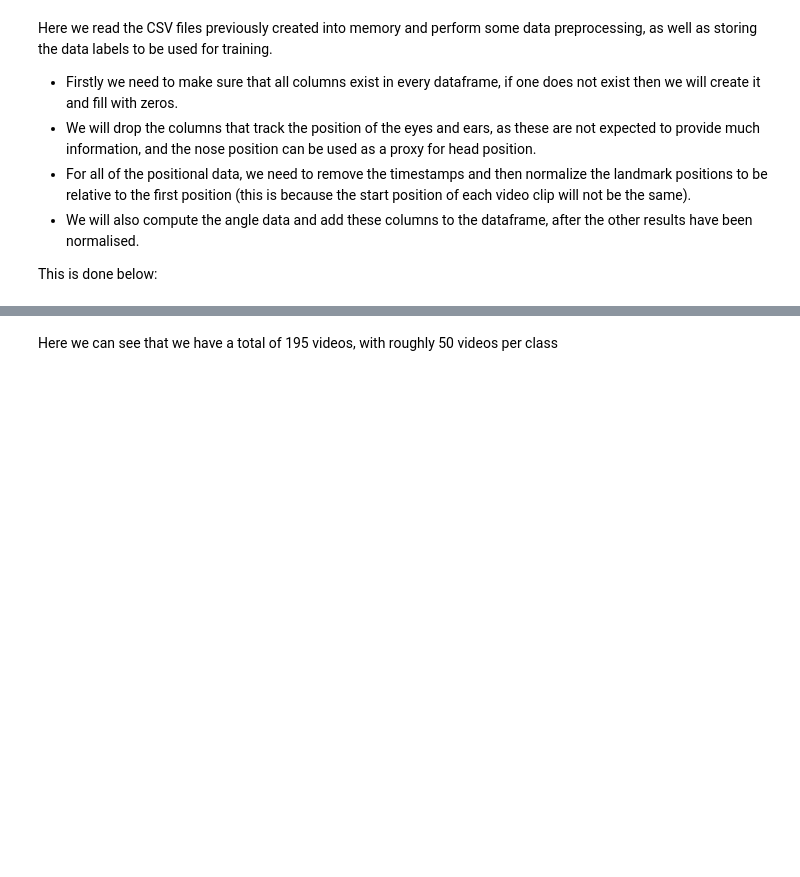
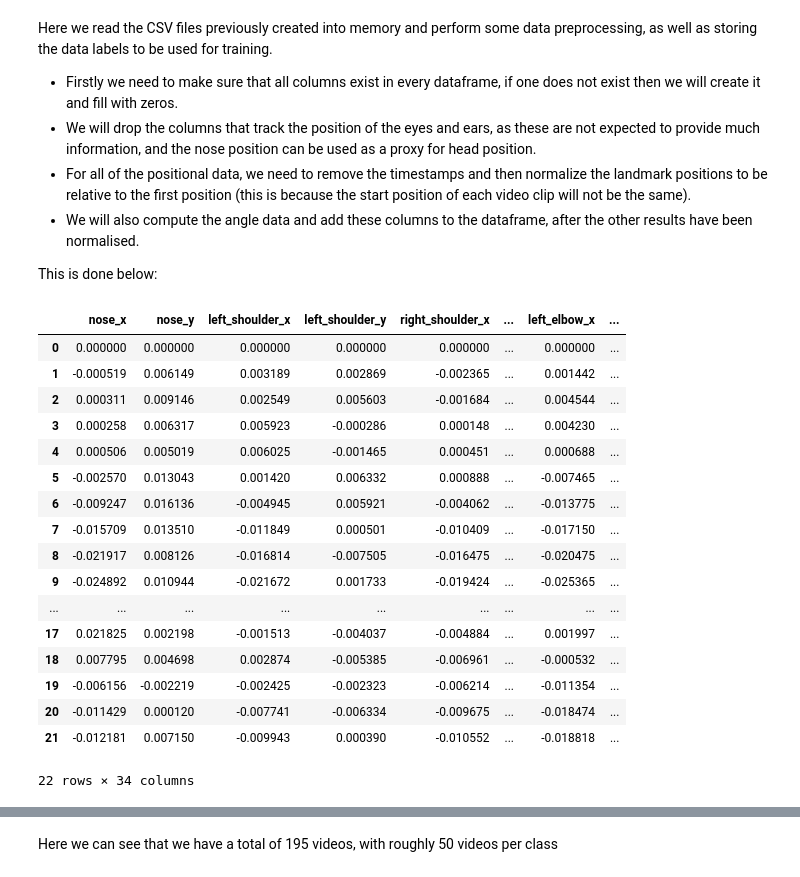
Before and after one commit to OPattinson/MLBoxingAnalysis, a Jupyter notebook: BoxingAnalysis.ipynb, the cells around one changed output, grey strips where cells are left out. Cells and saved outputs as stored; diff of their text form; code cells hidden in the pictures; blank space fills up the shorter version.

```diff
--- a/BoxingAnalysis.ipynb
+++ b/BoxingAnalysis.ipynb
@@ -223,8 +223,10 @@ punches_normalised = []
 label_data = []
 for fil in glob.glob('data/*.csv'):
 
-    # Read data and drop the superfluous columns
+    # Read data, fill null values with zeros and drop the superfluous columns
     punch_data = pd.read_csv(fil)
+    punch_data = punch_data.fillna(0)
+
     punch_data = punch_data.drop(['timestamp','left_eye_x', 'left_eye_y',
        'right_eye_x', 'right_eye_y', 'left_ear_x', 'left_ear_y', 'right_ear_x',
        'right_ear_y'], axis=1)
@@ -267,13 +269,7 @@ for fil in glob.glob('data/*.csv'):
     right_knee_angle = punch_data.apply(computeKneeAngle,axis=1)
 
 
-    # Drop the superfluous columns
-    punch_data = punch_data.drop(['left_eye_x', 'left_eye_y',
-       'right_eye_x', 'right_eye_y', 'left_ear_x', 'left_ear_y', 'right_ear_x',
-       'right_ear_y'], axis=1)
-
-    # Fill all null values with zeros and then normalise all positional data
-    punch_data = punch_data.fillna(0)
+    # Normalise all positional data
     punch_data = punch_data.iloc[:,:] - punch_data.iloc[0,:]
 
     # Finally, add the angle data to the dataframe
@@ -285,7 +281,32 @@ for fil in glob.glob('data/*.csv'):
     punch_data['right_knee_angle'] = right_knee_angle
 
     # Append results to array containing data for each punch
-    punches_normalised.append(punch_data.values)
+    punches_normalised.append(punch_data)
 
     # Get label data from file name and add to array containing labels
     label_data.append(fil.split('/')[-1].split('.')[0].strip('0987654321'))
+# %%
+demo = punches_normalised[0]
+demo['...'] = '...'
+demo.iloc[:,5] = demo['...']
+demo.rename(columns={'right_shoulder_y':'...'},inplace=True)
+demo
+# %% [output]
+|  | nose_x | nose_y | left_shoulder_x | left_shoulder_y | right_shoulder_x | ... | left_elbow_x | ... |
+| 0 | 0.000000 | 0.000000 | 0.000000 | 0.000000 | 0.000000 | ... | 0.000000 | ... |
+| 1 | -0.000519 | 0.006149 | 0.003189 | 0.002869 | -0.002365 | ... | 0.001442 | ... |
+| 2 | 0.000311 | 0.009146 | 0.002549 | 0.005603 | -0.001684 | ... | 0.004544 | ... |
+| 3 | 0.000258 | 0.006317 | 0.005923 | -0.000286 | 0.000148 | ... | 0.004230 | ... |
+| 4 | 0.000506 | 0.005019 | 0.006025 | -0.001465 | 0.000451 | ... | 0.000688 | ... |
+| 5 | -0.002570 | 0.013043 | 0.001420 | 0.006332 | 0.000888 | ... | -0.007465 | ... |
+| 6 | -0.009247 | 0.016136 | -0.004945 | 0.005921 | -0.004062 | ... | -0.013775 | ... |
+| 7 | -0.015709 | 0.013510 | -0.011849 | 0.000501 | -0.010409 | ... | -0.017150 | ... |
+| 8 | -0.021917 | 0.008126 | -0.016814 | -0.007505 | -0.016475 | ... | -0.020475 | ... |
+| 9 | -0.024892 | 0.010944 | -0.021672 | 0.001733 | -0.019424 | ... | -0.025365 | ... |
+| ... | ... | ... | ... | ... | ... | ... | ... | ... |
+| 17 | 0.021825 | 0.002198 | -0.001513 | -0.004037 | -0.004884 | ... | 0.001997 | ... |
+| 18 | 0.007795 | 0.004698 | 0.002874 | -0.005385 | -0.006961 | ... | -0.000532 | ... |
+| 19 | -0.006156 | -0.002219 | -0.002425 | -0.002323 | -0.006214 | ... | -0.011354 | ... |
+| 20 | -0.011429 | 0.000120 | -0.007741 | -0.006334 | -0.009675 | ... | -0.018474 | ... |
+| 21 | -0.012181 | 0.007150 | -0.009943 | 0.000390 | -0.010552 | ... | -0.018818 | ... |
+22 rows × 34 columns
```
Also changed, not shown: parts of 1 cell of this notebook.
